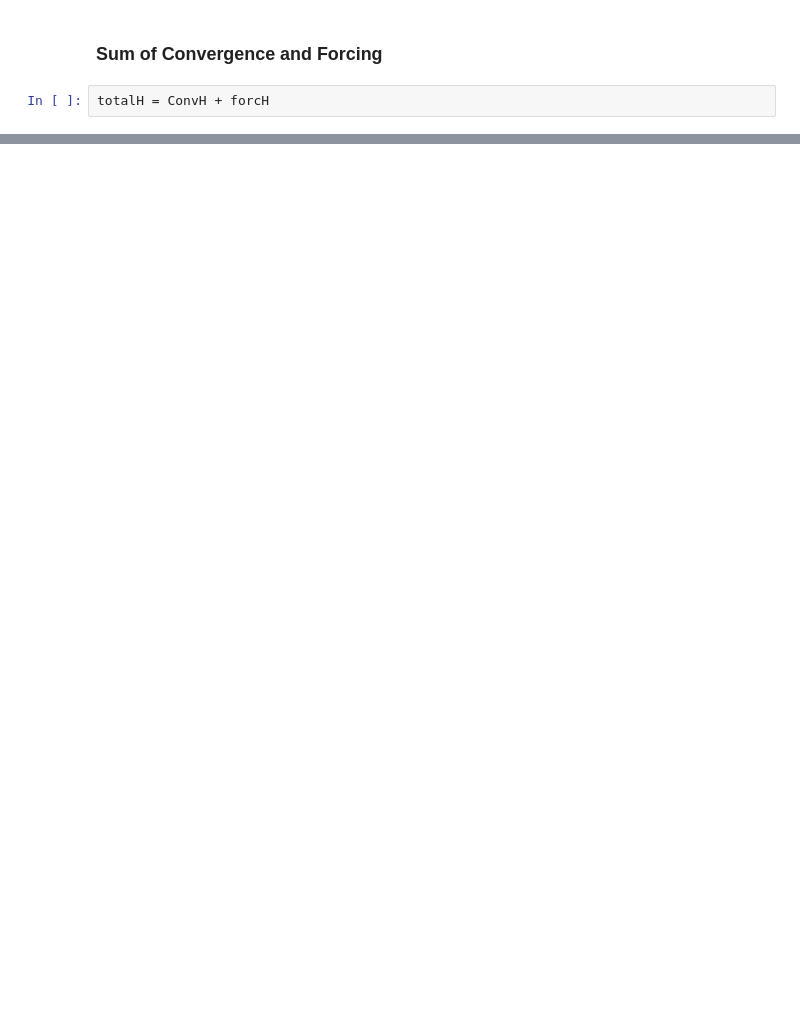
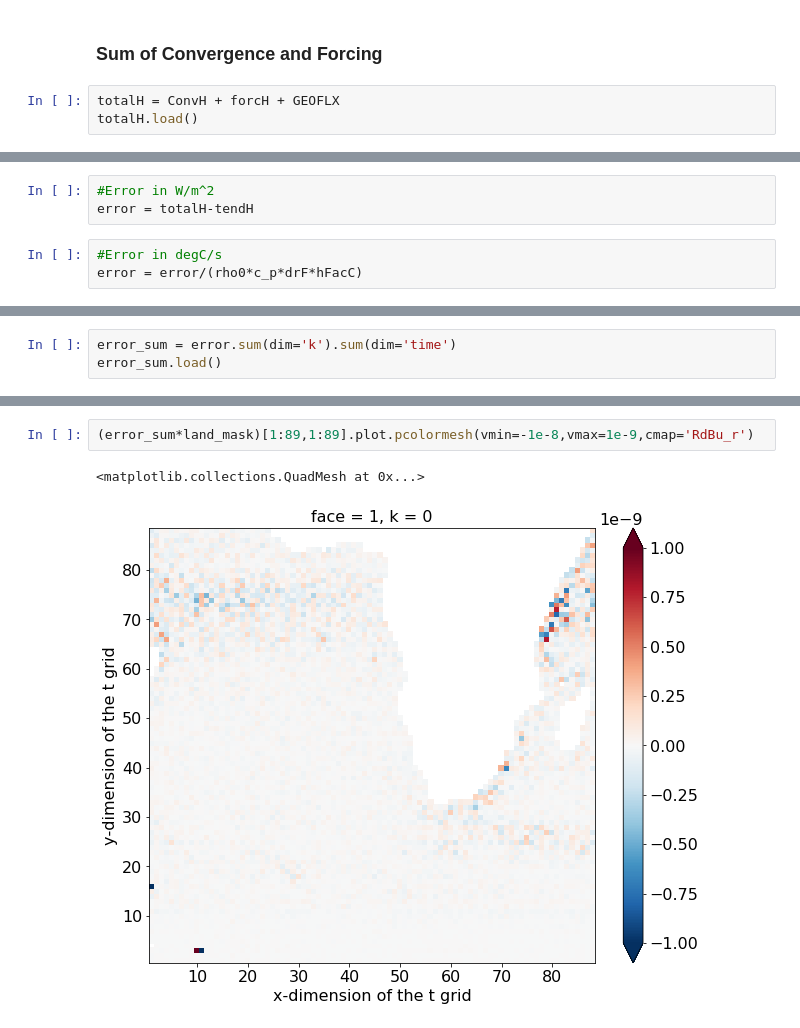
Before and after one commit to cpatrizio88/pangeo_ECCO, a Jupyter notebook: test_ecco_heatbudget.ipynb, the cells around one changed output, grey strips where cells are left out. Drawn from its saved outputs; the diff is of its cells as text; blank space fills up the shorter version.

```diff
--- a/test_ecco_heatbudget.ipynb
+++ b/test_ecco_heatbudget.ipynb
@@ -431,5 +481,6 @@ ConvH = adv_ConvH + dif_ConvH
 # %% [markdown]
 ### Sum of Convergence and Forcing
 # %%
-totalH = ConvH + forcH
+totalH = ConvH + forcH + GEOFLX
+totalH.load()
 # %% [output]
@@ -436,0 +504,6 @@ NameError: name 'ConvH' is not defined
+# %%
+#Error in W/m^2
+error = totalH-tendH
+# %%
+#Error in degC/s
+error = error/(rho0*c_p*drF*hFacC)
@@ -436,0 +512,3 @@ NameError: name 'ConvH' is not defined
+# %%
+error_sum = error.sum(dim='k').sum(dim='time')
+error_sum.load()
@@ -436,0 +536,5 @@ NameError: name 'ConvH' is not defined
+# %%
+(error_sum*land_mask)[1:89,1:89].plot.pcolormesh(vmin=-1e-8,vmax=1e-9,cmap='RdBu_r')
+# %% [output]
+<matplotlib.collections.QuadMesh at 0x...>
+[figure, added]
```
Also changed, not shown: parts of 18 cells of this notebook.
